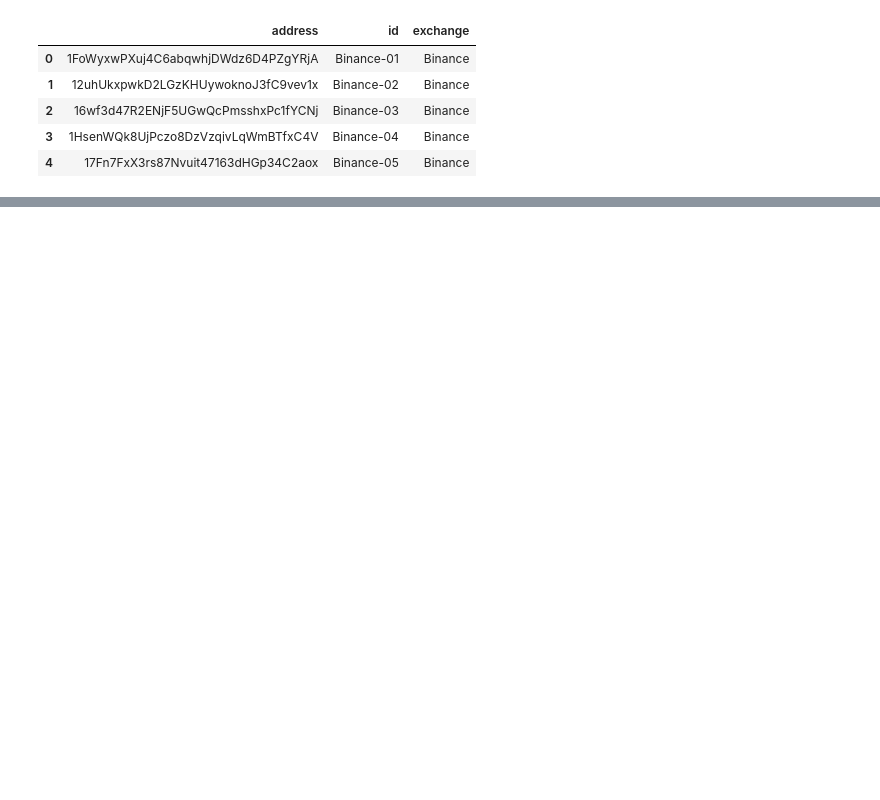
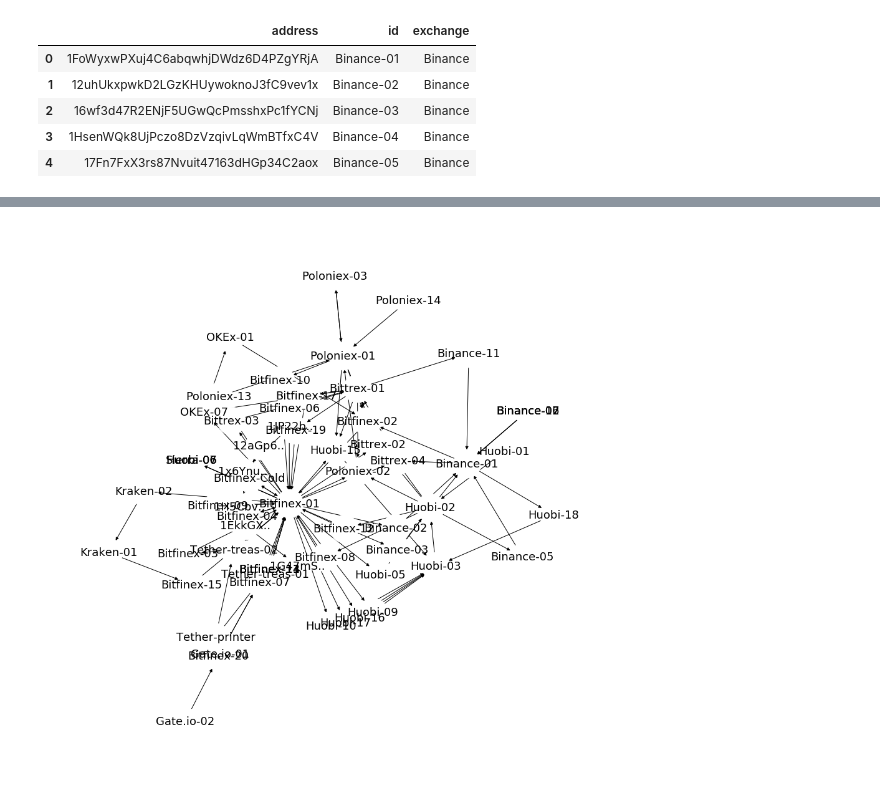
Before and after one commit to hs2973/tether-analysis, a Jupyter notebook: tether.ipynb, the cells around one changed output, grey strips where cells are left out. Drawn from its saved outputs; the diff is of its cells as text; code cells hidden in the pictures; blank space fills up the shorter version.

Commit message:
graphs

```diff
--- a/tether.ipynb
+++ b/tether.ipynb
@@ -32,3 +34,3 @@ top_trans.head()
 # %%
-addresses_df = pd.read_csv('address.csv')
+addresses = pd.read_csv('address.csv')
 # %%
@@ -40,3 +42,22 @@ addresses_df.head()
 | 2 | 16wf3d47R2ENjF5UGwQcPmsshxPc1fYCNj | Binance-03 | Binance |
 | 3 | 1HsenWQk8UjPczo8DzVzqivLqWmBTfxC4V | Binance-04 | Binance |
 | 4 | 17Fn7FxX3rs87Nvuit47163dHGp34C2aox | Binance-05 | Binance |
+# %%
+g = pd \
+    .merge(top_trans[:100], addresses.rename(columns={'address': 'sending_address'}), how='left') \
+    .rename(columns={'id': 'sending_id', 'exchange': 'sending_exchange'}) \
+    .merge(addresses.rename(columns={'address': 'reference_address'}), how='left', on='reference_address') \
+    .rename(columns={'id': 'reference_id', 'exchange': 'reference_exchange'}) \
+# %%
+def func(r):
+    if pd.isnull(r['sending_id']):
+        r['sending_id'] = r['sending_address'][:6] + '..'
+        r['sending_exchange'] = r['sending_address'][:6] + '..'
+
+    if pd.isnull(r['reference_id']):
+        r['reference_id'] = r['reference_address'][:6] + '..'
+        r['reference_exchange'] = r['reference_address'][:6] + '..'
+
+    return r
+
+g = g.apply(func, axis=1)
@@ -42,0 +84,8 @@ addresses_df.head()
+# %%
+G = nx.from_pandas_edgelist(g, 'sending_id', 'reference_id', ['total'], create_using=nx.DiGraph())
+# %%
+plt.figure(1, figsize=(12,12))
+nx.draw_kamada_kawai(G, with_labels=True, font_size=18, node_color="white", node_size=2000)
+plt.show()
+# %% [output]
+[figure, added]
```
Also changed, not shown: parts of 12 cells of this notebook.
